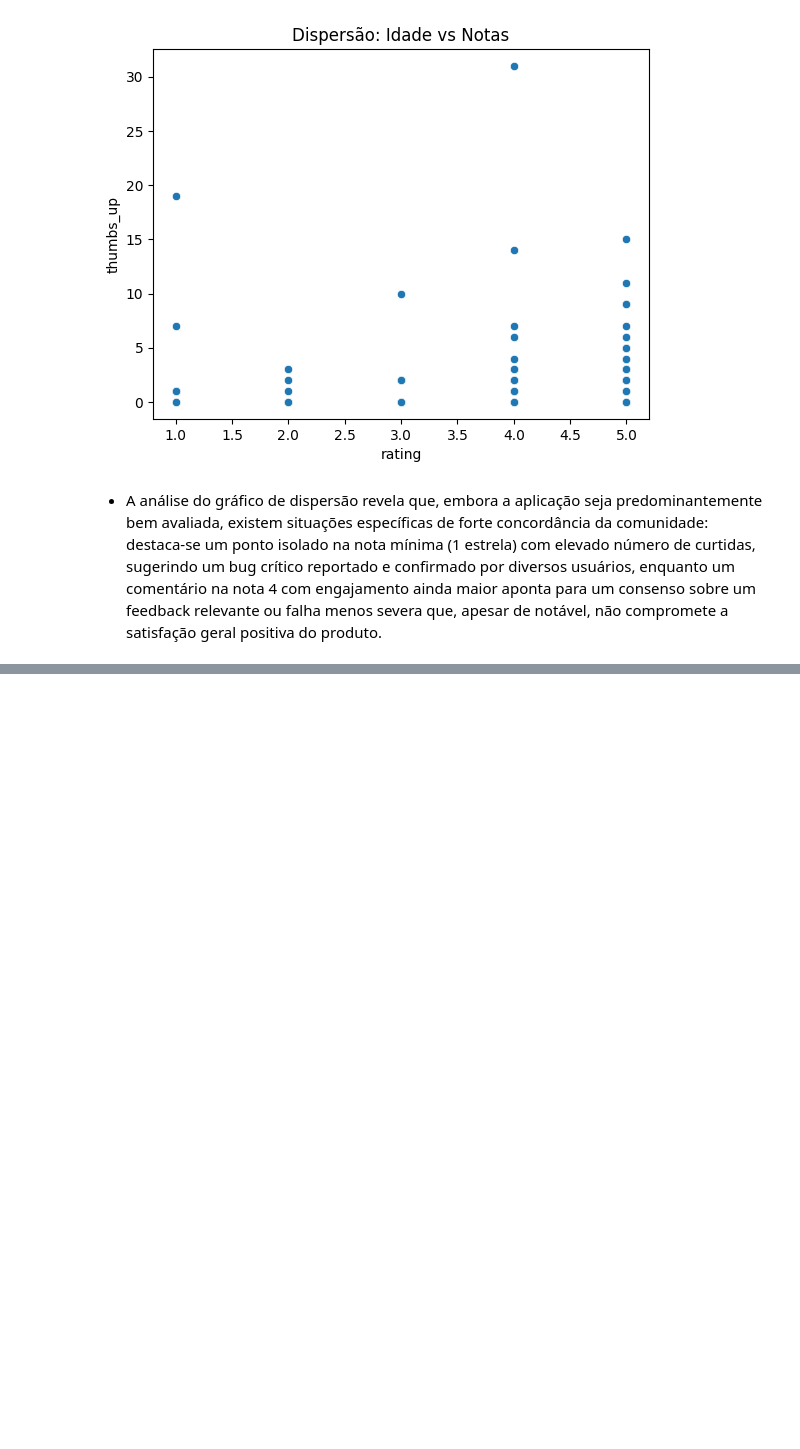
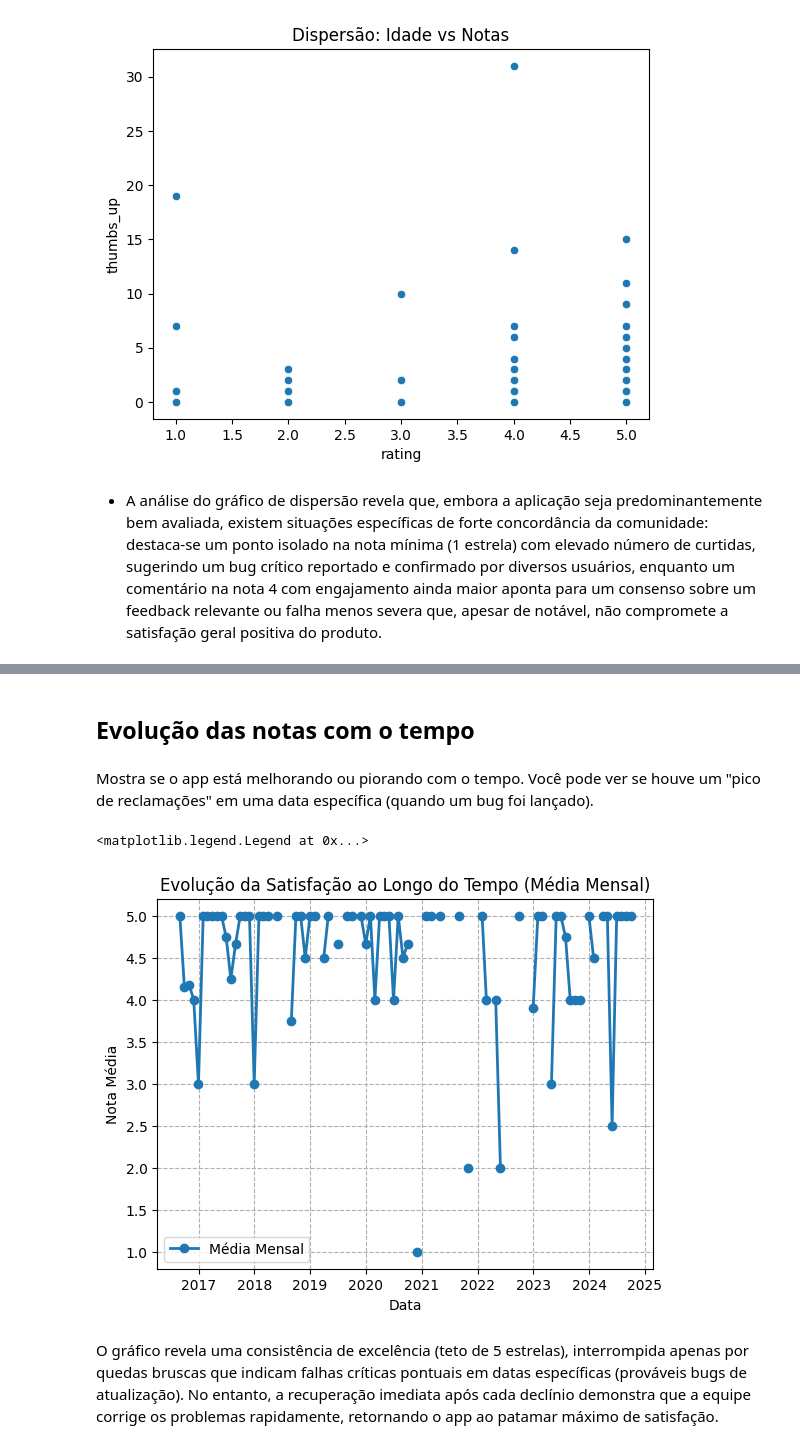
Before and after one commit to JonasSouza871/kaggle_DataScience_showcase, a Jupyter notebook: 04_google_play_reviews_transformer_analysis/notebooks/04_google_play_reviews_transformer_analysis.ipynb, the cells around one changed output, grey strips where cells are left out. Drawn from its saved outputs; the diff is of its cells as text; code cells hidden in the pictures; blank space fills up the shorter version.

```diff
--- a/04_google_play_reviews_transformer_analysis/notebooks/04_google_play_reviews_transformer_analysis.ipynb
+++ b/04_google_play_reviews_transformer_analysis/notebooks/04_google_play_reviews_transformer_analysis.ipynb
@@ -187,0 +257,23 @@ Text(0.5, 1.0, 'Dispersão: Idade vs Notas')
+# %% [markdown]
+## Evolução das notas com o tempo
+# %% [markdown]
+Mostra se o app está melhorando ou piorando com o tempo. Você pode ver se houve um "pico de reclamações" em uma data específica (quando um bug foi lançado).
+# %%
+df['review_date'] = pd.to_datetime(df['review_date']) #converte para tipo tempo do pandas as datas
+df = df.sort_values('review_date')
+
+df_temporal = df.set_index('review_date')# Definir a data como índice (necessário para o resample)
+media_mensal = df_temporal['rating'].resample('M').mean() #achar a media de nota por mes
+
+plt.plot(media_mensal.index, media_mensal.values, marker='o', linewidth=2, markersize=6, color='#1f77b4', label='Média Mensal')
+
+plt.title('Evolução da Satisfação ao Longo do Tempo (Média Mensal)')
+plt.xlabel('Data')
+plt.ylabel('Nota Média')
+plt.grid(True, linestyle='--')
+plt.legend()
+# %% [output]
+<matplotlib.legend.Legend at 0x...>
+[figure, added]
+# %% [markdown]
+O gráfico revela uma consistência de excelência (teto de 5 estrelas), interrompida apenas por quedas bruscas que indicam falhas críticas pontuais em datas específicas (prováveis bugs de atualização). No entanto, a recuperação imediata após cada declínio demonstra que a equipe corrige os problemas rapidamente, retornando o app ao patamar máximo de satisfação.
```
Also changed, not shown: parts of 10 cells of this notebook.
